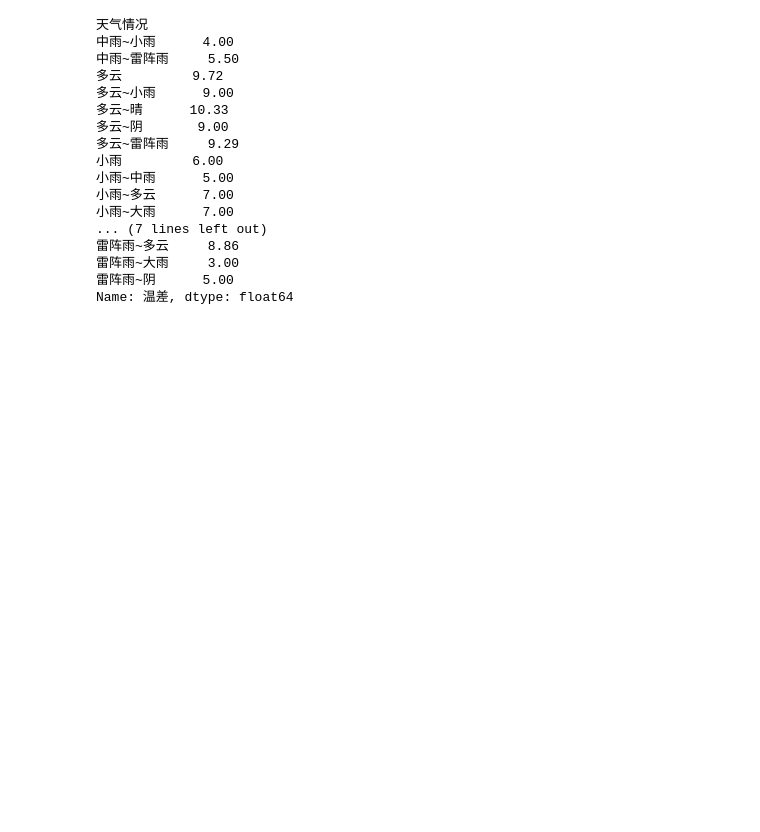
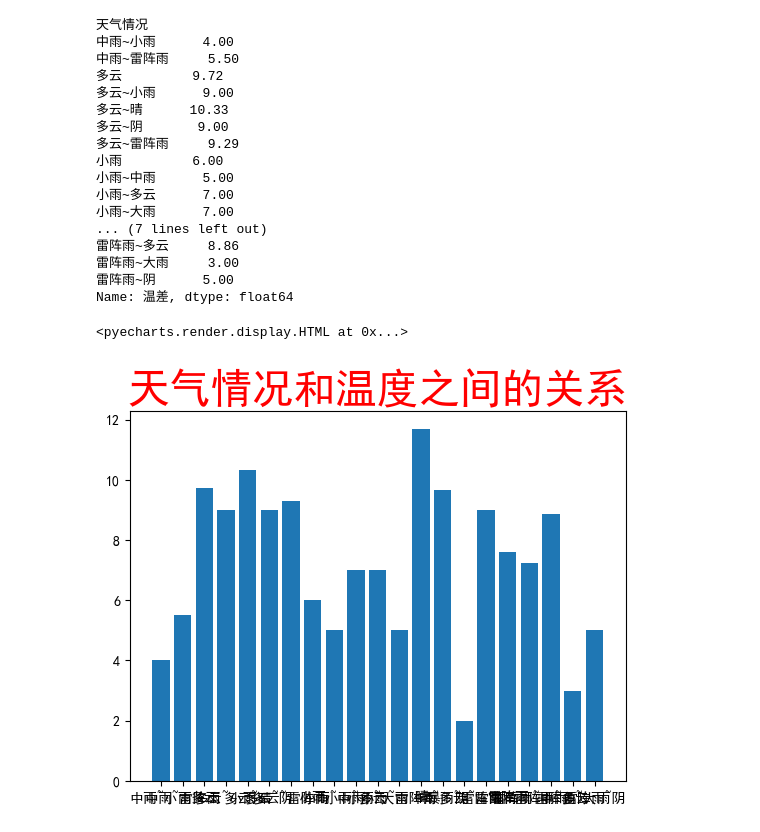
Before and after one commit to Chloe710/course, a Jupyter notebook: pandas/pyechart_matp_pandas_note.ipynb, the cells around one changed output. Drawn from its saved outputs; the diff is of its cells as text; code cells hidden in the pictures; blank space fills up the shorter version.

```diff
--- a/pandas/data_note.ipynb
+++ b/pandas/pyechart_matp_pandas_note.ipynb
@@ -563,3 +594,29 @@ data_summer
 雷阵雨~大雨     3.00
 雷阵雨~阴      5.00
 Name: 温差, dtype: float64
+# %%
+from pyecharts.charts import Bar
+import pyecharts.options as opts
+c=(
+Bar (init_opts=opts.InitOpts(width='1200ps',height='800px'))
+.add_xaxis(data_summer.index.tolist())
+.add_yaxis('温差',data_summer.values.tolist())
+.set_global_opts(
+    title_opts=opts.TitleOpts(title='夏季天气情况和温度之间的关系'),
+    xaxis_opts=opts.AxisOpts(axislabel_opts=opts.LabelOpts(rotate=45))
+    # datazoom_opts=opts.DataZoomOpts(orient='vertical')
+    # datazoom_opts=opts.DataZoomOpts(),
+    )
+)
+c.render_notebook()
+# %% [output]
+<pyecharts.render.display.HTML at 0x...>
+# %%
+import matplotlib.pyplot as plt
+plt.rcParams['font.family']='SimHei' # 解决画图中乱码的问题
+plt.rcParams['axes.unicode_minus']=False # 用来正常显示正负号
+a=plt.bar(data_summer.index, data_summer.values)
+a=plt.title('天气情况和温度之间的关系',color='red',size=30)
+a=plt.show()
+# %% [output]
+[figure, added]
```
Also changed, not shown: parts of 18 cells of this notebook.
